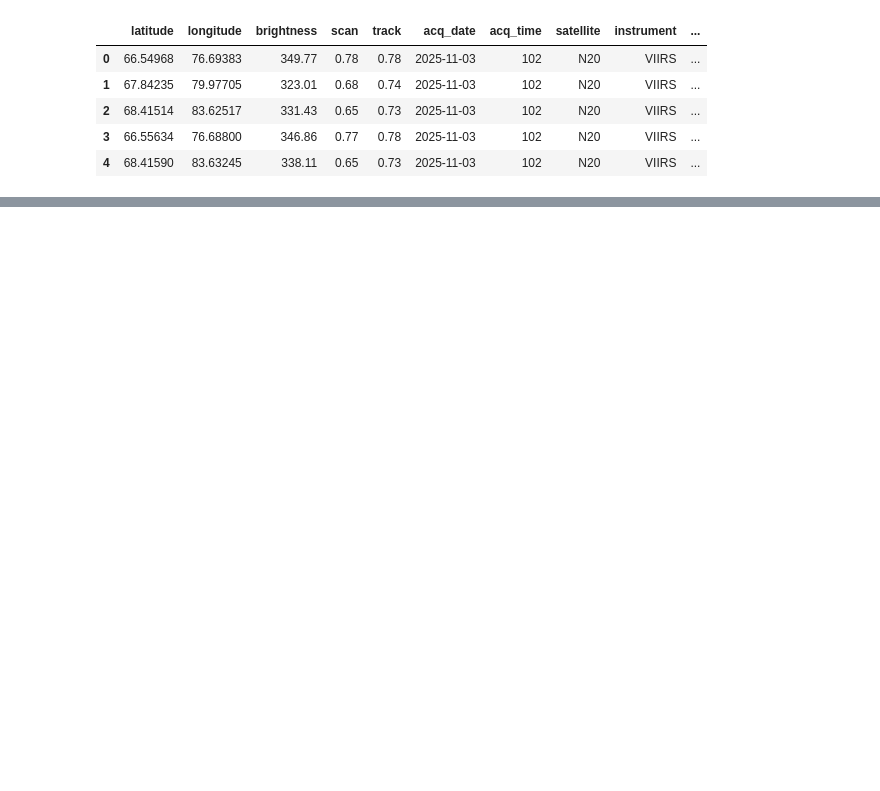
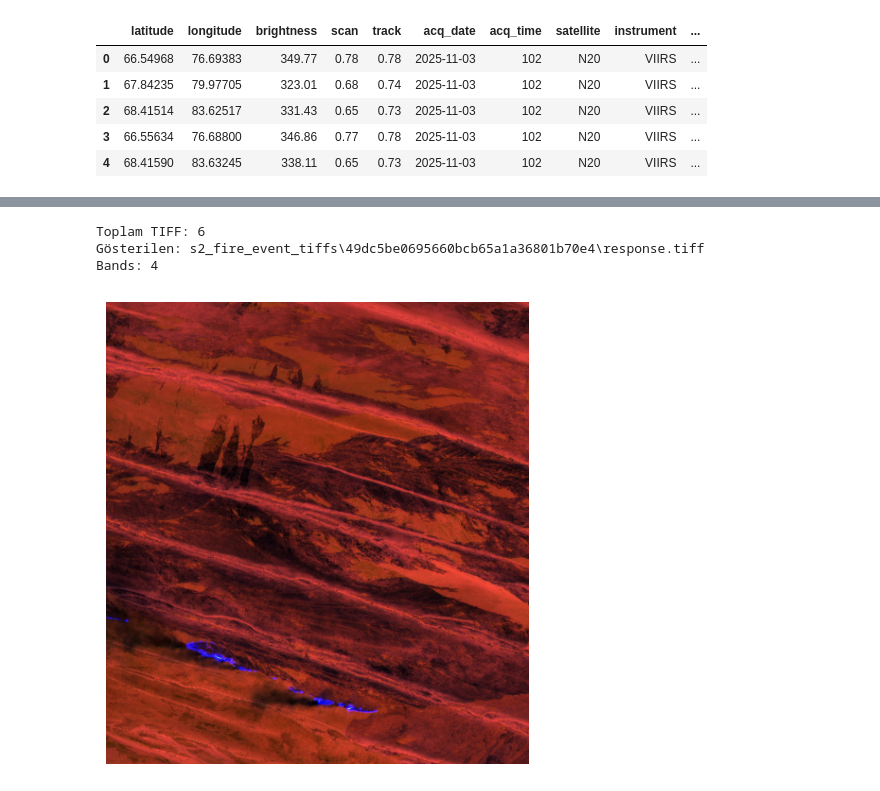
Before and after one commit to Yesimtsn/ForestFireDetection_CS419, a Jupyter notebook: Data_Pulling.ipynb, the cells around one changed output, grey strips where cells are left out. Drawn from its saved outputs; the diff is of its cells as text; code cells hidden in the pictures; blank space fills up the shorter version.

```diff
--- a/Data_Pulling.ipynb
+++ b/Data_Pulling.ipynb
@@ -24,15 +25,7 @@ Successfully installed numpy-2.3.4 pandas-2.3.3 pytz-2025.2 tzdata-2025.2
 import pandas as pd
 from datetime import datetime, timedelta
 
-csv_path = "fire_nrt_J1V-C2_684138.csv"
-
-cols_to_use = [
-    "latitude", "longitude", "brightness", "scan", "track",
-    "acq_date", "acq_time", "satellite", "instrument",
-    "confidence", "version", "bright_t31", "frp", "daynight"
-]
-
-df = pd.read_csv(csv_path, usecols=cols_to_use)
+df = pd.read_csv("fire_nrt_J1V-C2_684138.csv")
 
 df["acq_datetime"] = pd.to_datetime(
     df["acq_date"].astype(str) + " " + df["acq_time"].astype(str).str.zfill(4),
@@ -91,0 +246,47 @@ len(events)
+# %%
+import os
+import rasterio
+import numpy as np
+import matplotlib.pyplot as plt
+
+folder = "s2_fire_event_tiffs"
+
+tiffs = []
+for root, _, files in os.walk(folder):
+    for f in files:
+        if f.endswith(".tiff") or f.endswith(".tif"):
+            tiffs.append(os.path.join(root, f))
+
+print("Toplam TIFF:", len(tiffs))
+
+index = 0
+path = tiffs[index]
+print("Gösterilen:", path)
+
+with rasterio.open(path) as src:
+    img = src.read().astype(np.float32)
+
+print("Bands:", img.shape[0])
+
+# Eğer 4 bant varsa RGB’yi B04-B03-B02’den oluştur
+if img.shape[0] >= 3:
+    r, g, b = img[0], img[1], img[2]
+
+    # Normalizasyon
+    def norm(x):
+        x = x - x.min()
+        if x.max() > 0:
+            x = x / x.max()
+        return x
+
+    rgb = np.dstack([norm(r), norm(g), norm(b)])
+
+    plt.figure(figsize=(6,6))
+    plt.imshow(rgb)
+    plt.axis("off")
+    plt.show()
+# %% [output]
+Toplam TIFF: 6
+Gösterilen: s2_fire_event_tiffs\49dc5be0695660bcb65a1a36801b70e4\response.tiff
+Bands: 4
+[figure, added]
```
Also changed, not shown: parts of 7 cells of this notebook, 12 other files.
